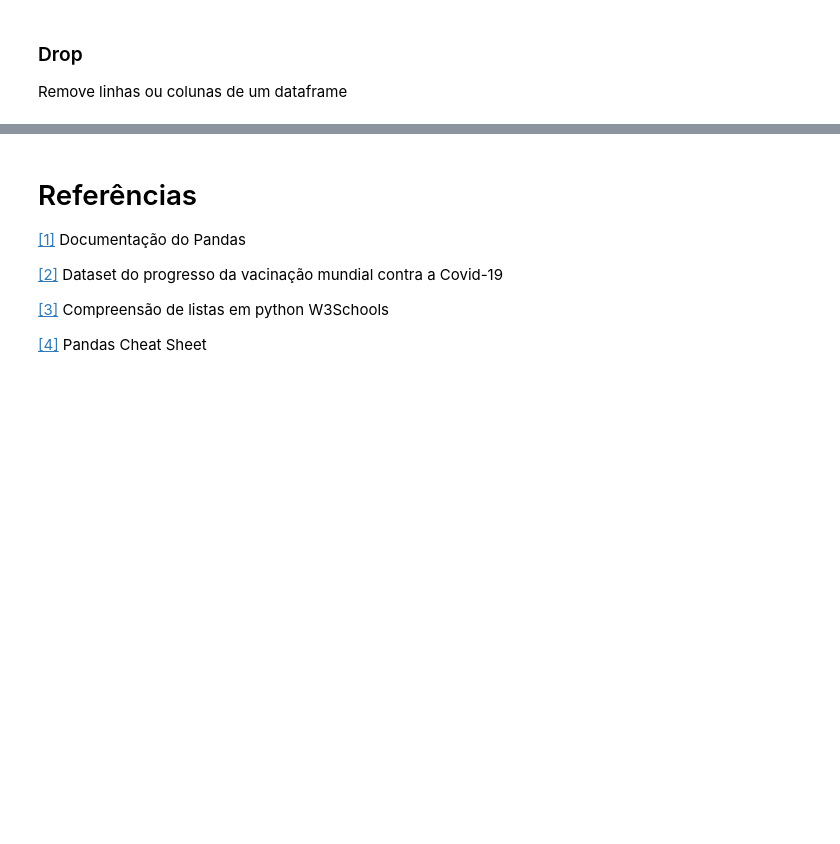
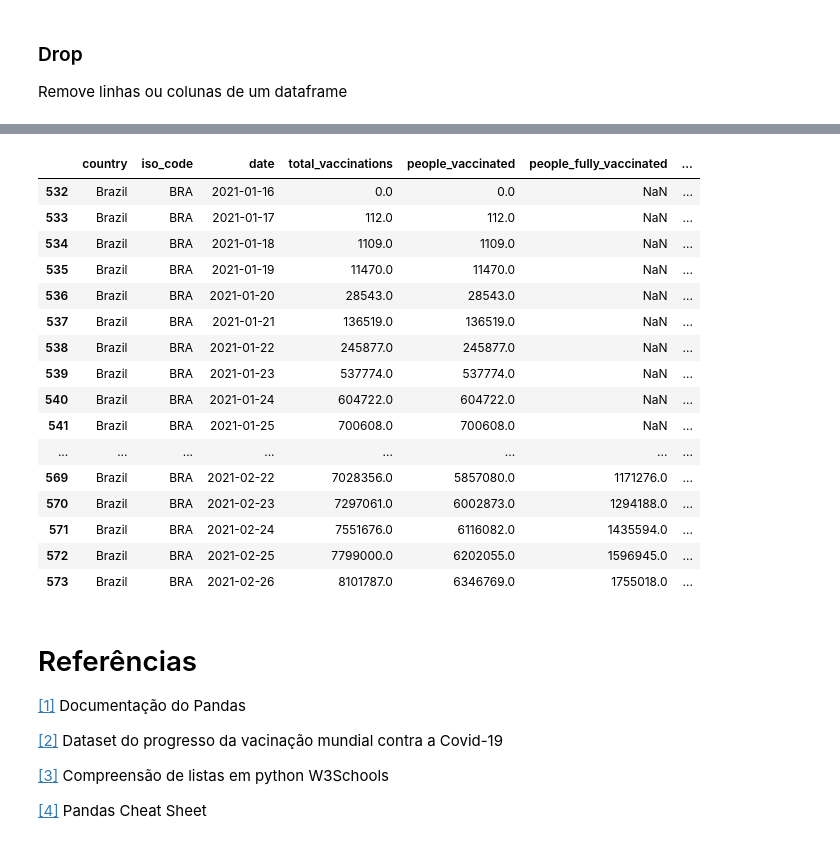
Before and after one commit to uffsnlp/oficinas, a Jupyter notebook: pandas/operacoes-basicas.ipynb, the cells around one changed output, grey strips where cells are left out. Drawn from its saved outputs; the diff is of its cells as text; code cells hidden in the pictures; blank space fills up the shorter version.

```diff
--- a/pandas/operacoes-basicas.ipynb
+++ b/pandas/operacoes-basicas.ipynb
@@ -284,13 +479,4 @@ Executa uma função em cada valor de uma coluna.
 # %%
 falkland = dataset[dataset["country"] == "Falkland Islands"]
 
-def format_date(date):
-    date = date.split("-")
-    return date[2]+"/"+date[1]+"/"+date[0]
-
-
-date = falkland["date"].apply(format_date)
-
-dataset.loc[:,"date"] = date
-
 falkland
@@ -312,3 +537,23 @@ dataset = dataset.drop([0, 1])
+# %%
+dataset[dataset["country"] == "Brazil"]
+# %% [output]
+|  | country | iso_code | date | total_vaccinations | people_vaccinated | people_fully_vaccinated | ... |
+| 532 | Brazil | BRA | 2021-01-16 | 0.0 | 0.0 | NaN | ... |
+| 533 | Brazil | BRA | 2021-01-17 | 112.0 | 112.0 | NaN | ... |
+| 534 | Brazil | BRA | 2021-01-18 | 1109.0 | 1109.0 | NaN | ... |
+| 535 | Brazil | BRA | 2021-01-19 | 11470.0 | 11470.0 | NaN | ... |
+| 536 | Brazil | BRA | 2021-01-20 | 28543.0 | 28543.0 | NaN | ... |
+| 537 | Brazil | BRA | 2021-01-21 | 136519.0 | 136519.0 | NaN | ... |
+| 538 | Brazil | BRA | 2021-01-22 | 245877.0 | 245877.0 | NaN | ... |
+| 539 | Brazil | BRA | 2021-01-23 | 537774.0 | 537774.0 | NaN | ... |
+| 540 | Brazil | BRA | 2021-01-24 | 604722.0 | 604722.0 | NaN | ... |
+| 541 | Brazil | BRA | 2021-01-25 | 700608.0 | 700608.0 | NaN | ... |
+| ... | ... | ... | ... | ... | ... | ... | ... |
+| 569 | Brazil | BRA | 2021-02-22 | 7028356.0 | 5857080.0 | 1171276.0 | ... |
+| 570 | Brazil | BRA | 2021-02-23 | 7297061.0 | 6002873.0 | 1294188.0 | ... |
+| 571 | Brazil | BRA | 2021-02-24 | 7551676.0 | 6116082.0 | 1435594.0 | ... |
+| 572 | Brazil | BRA | 2021-02-25 | 7799000.0 | 6202055.0 | 1596945.0 | ... |
+| 573 | Brazil | BRA | 2021-02-26 | 8101787.0 | 6346769.0 | 1755018.0 | ... |
 # %% [markdown]
 # Referências
 
```
Also changed, not shown: parts of 28 cells of this notebook.
